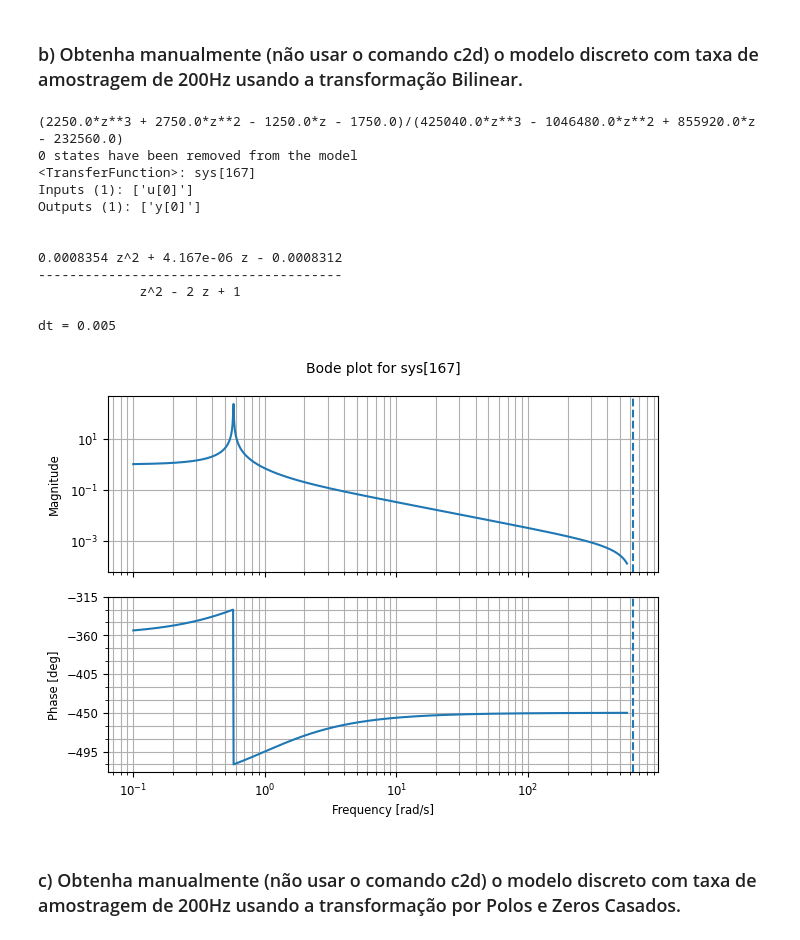
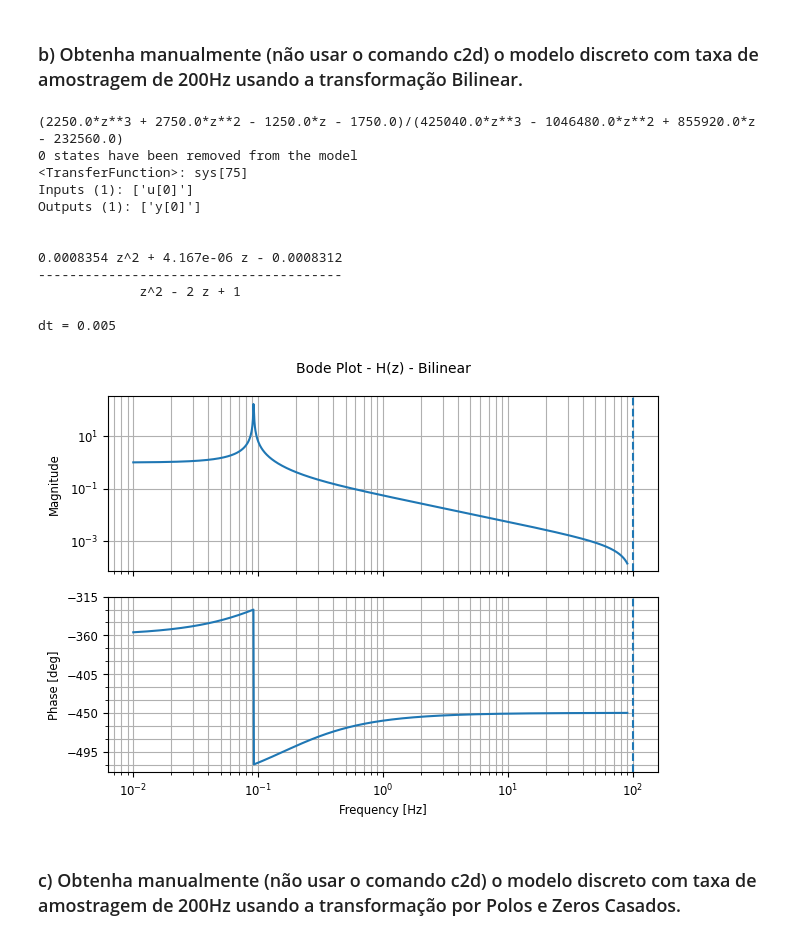
Before and after one commit to brito1212/digital-signal-processing, a Jupyter notebook: approximate_transform/approximate_transform.ipynb, the cells around one changed output. Drawn from its saved outputs; the diff is of its cells as text; code cells hidden in the pictures.

```diff
--- a/approximate_transform/approximate_transform.ipynb
+++ b/approximate_transform/approximate_transform.ipynb
@@ -101,36 +103,36 @@ Ts = 1/fs
 
 z = sym.Symbol('z')
 sz = 2*(z-1)/(Ts*(z+1)) #bilinear
 # usar sz para montar a expressão
 Hzbi = (1000*sz + 50000)/(sz**3 + 120*sz**2 + 4400*sz + 48000)
 Hzbi = sym.simplify(Hzbi) # simplificar a expressão
 print(Hzbi) #plotar equação resultante da simplificação
 #criar a função de transferência discreta baseada na expressão
 z = ctl.tf('z')
 z.dt = Ts
 #copiar a simplificação para nova função de transferencia
 Hzbio = (401.0*z**2 + 1.99999999999996*z - 399.0)/(480001.0*z**2 - 959998.0*z + 480001.0)
 Hzbio = ctl.minreal(Hzbio) #simplificar
 print(Hzbio) #apos a redução
 
 
 #plotar a resposta em frequência
-ctl.bode_plot(Hzbio)
+ctl.bode_plot(Hzbio, title='Bode Plot - H(z) - Bilinear', Hz=True)
 plt.show()
 # %% [output]
 (2250.0*z**3 + 2750.0*z**2 - 1250.0*z - 1750.0)/(425040.0*z**3 - 1046480.0*z**2 + 855920.0*z - 232560.0)
 0 states have been removed from the model
-<TransferFunction>: sys[167]
+<TransferFunction>: sys[75]
 Inputs (1): ['u[0]']
 Outputs (1): ['y[0]']
 
 
 0.0008354 z^2 + 4.167e-06 z - 0.0008312
 ---------------------------------------
              z^2 - 2 z + 1
 
 dt = 0.005
-[figure, old version]
+[figure, new version]
 # %% [markdown]
 ### c) Obtenha manualmente (não usar o comando c2d) o modelo discreto com taxa de amostragem de 200Hz usando a transformação por Polos e Zeros Casados.
 # %%
```
Also changed, not shown: parts of 3 cells of this notebook, 2 other files.
